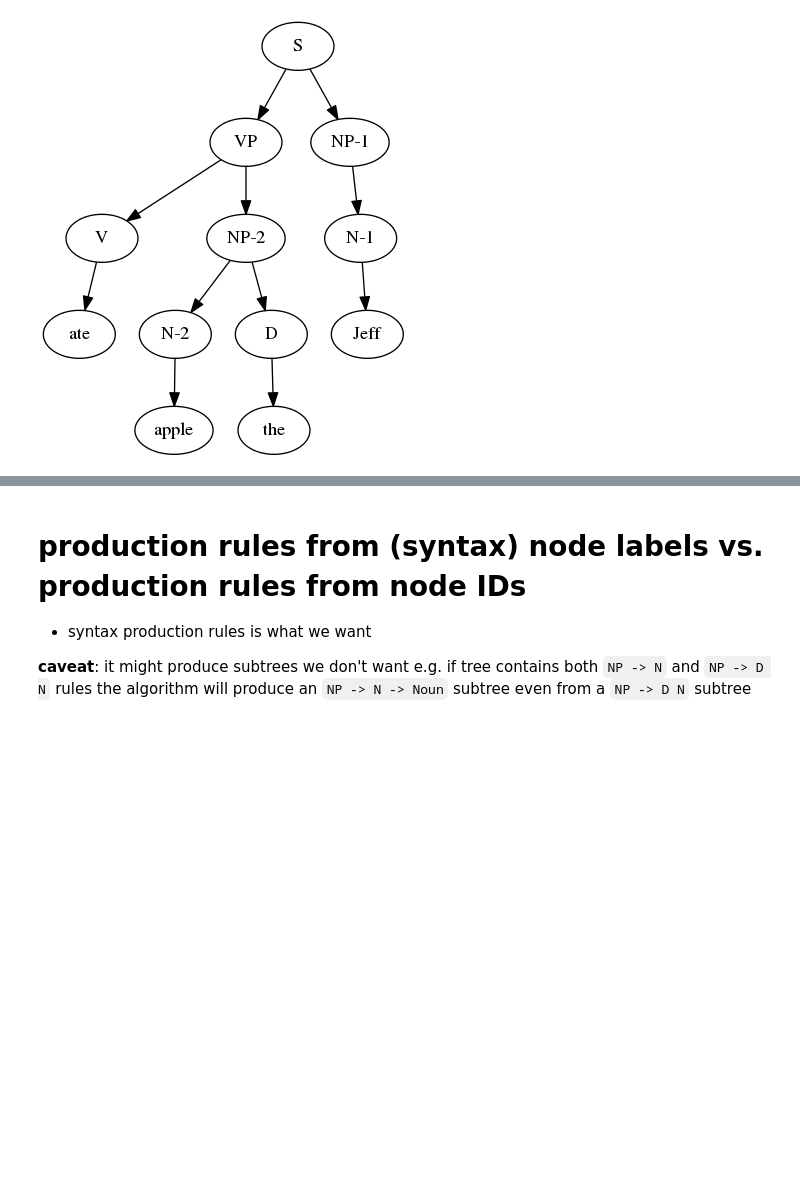
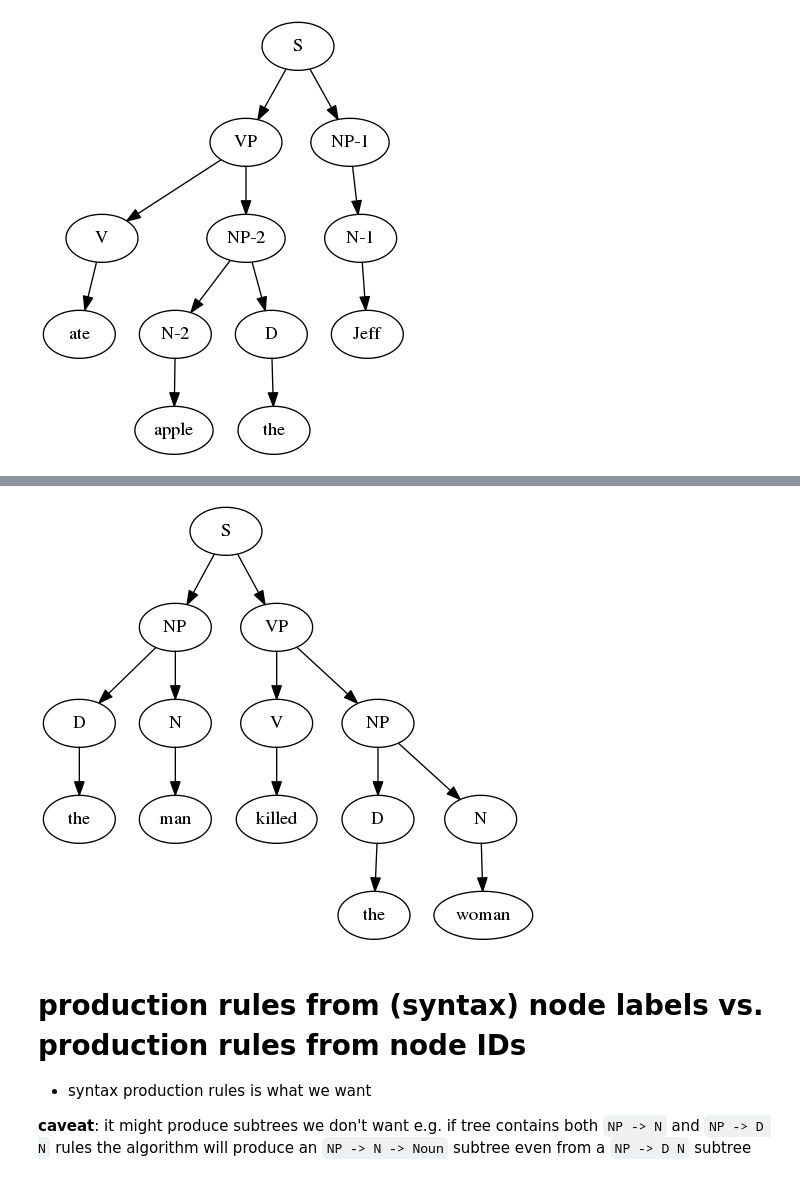
Before and after one commit to arne-cl/discoursekernels, a Jupyter notebook: notebooks/treekernel-experiments.ipynb, the cells around one changed output, grey strips where cells are left out. Drawn from its saved outputs; the diff is of its cells as text; code cells hidden in the pictures; blank space fills up the shorter version.

```diff
--- a/notebooks/treekernel-experiments.ipynb
+++ b/notebooks/treekernel-experiments.ipynb
@@ -350,3 +289,7 @@ draw(the_man_drank_wine, show='ipynb')
+# %%
+draw(tree_the_man_killed_the_woman, show='ipynb')
+# %% [output]
+[figure, added]
 # %% [markdown]
 # production rules from (syntax) node labels vs. production rules from node IDs
 
```
Also changed, not shown: parts of 29 cells of this notebook.
